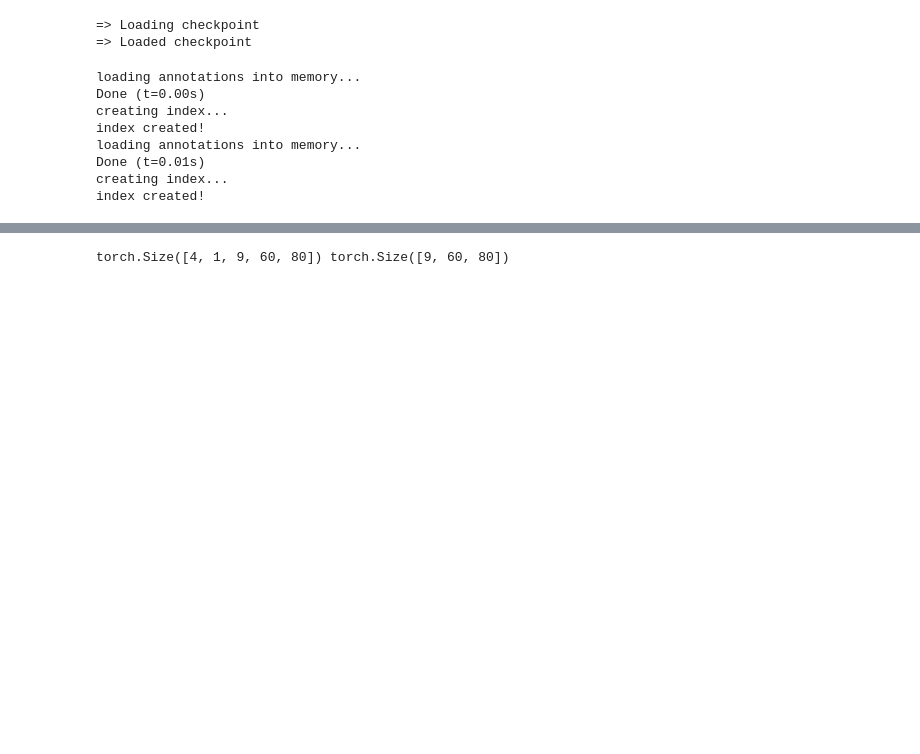
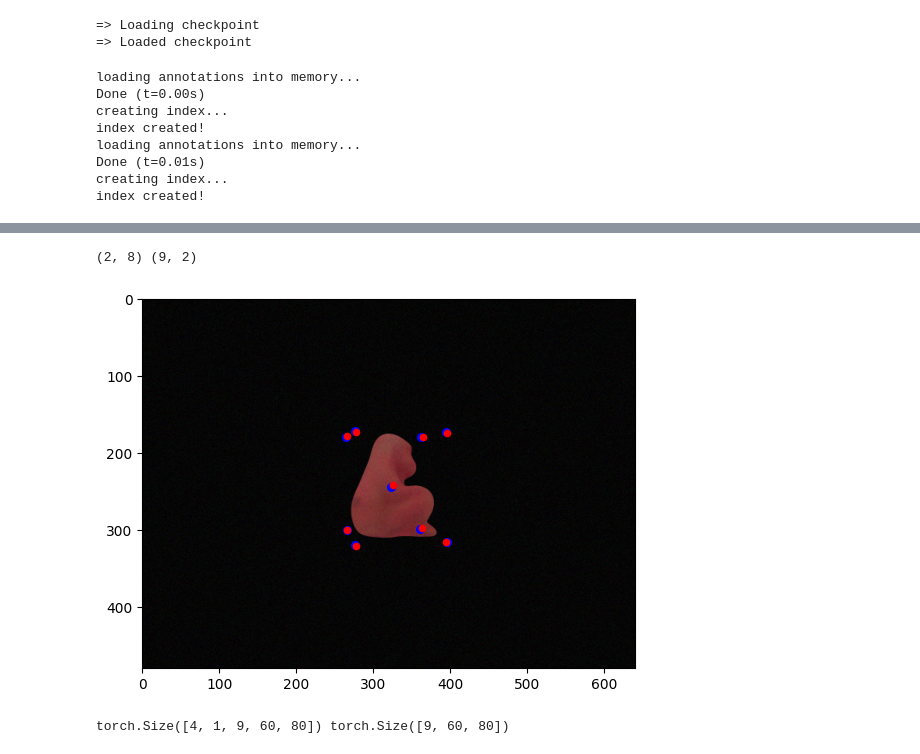
Before and after one commit to kunalb123/computer-vision-6d-pose-estimation, a Jupyter notebook: eval.ipynb, the cells around one changed output, grey strips where cells are left out. Drawn from its saved outputs; the diff is of its cells as text; code cells hidden in the pictures; blank space fills up the shorter version.

Commit message:
vertices experimenting

```diff
--- a/eval.ipynb
+++ b/eval.ipynb
@@ -68,0 +91,29 @@ K = np.array([
+# %%
+transform = transforms.Compose(
+    [
+        # transforms.Scale(IMAGE_SIZE),
+        # transforms.CenterCrop((imagesize,imagesize)),
+        transforms.ToTensor(),
+        transforms.Normalize((0.485, 0.456, 0.406), (0.229, 0.224, 0.225)),
+    ]
+)
+image_tensor = transform(img)
+device = torch.device('cpu')
+image_torch = Variable(image_tensor).to(device).unsqueeze(0)
+out, seg = model(
+    image_torch
+)  # run inference using the network (calls 'forward' method)
+vertex2 = out[-1][0]
+aff = seg[-1][0]
+# %%
+scale_factor=8
+objects, all_peaks = ObjectDetector().find_objects(
+            vertex2,
+            aff,
+            config_detect,
+            run_sampling=False,
+            num_sample=100,
+            scale_factor=8,
+        )
+points = objects[0][1] + [(objects[0][0][0] * scale_factor, objects[0][0][1] * scale_factor)]
+points
@@ -69,3 +130,18 @@ K = np.array([
+# %%
+projected_vertices = target_dict['projected_vertices']
+od_points = np.array(points)#od[0][0]['projected_points'])
+gt_points = np.array(projected_vertices)
+centroid_x = np.mean(gt_points[0, :])
+centroid_y = np.mean(gt_points[1, :])
+print(projected_vertices.shape, od_points.shape)
+plt.imshow(img)
+plt.scatter(od_points[:,0], od_points[:,1], c='b', s=30)
+plt.scatter(gt_points[0, :], gt_points[1, :], c='r', s=20)
+plt.scatter([centroid_x], [centroid_y], c='r', s=20)
+plt.show()
+# %% [output]
+(2, 8) (9, 2)
+[figure, added]
 # %%
 out = model(img_norm.unsqueeze(0))
 print(out[0].shape, gt_belief.shape)
```
Also changed, not shown: parts of 8 cells of this notebook.
